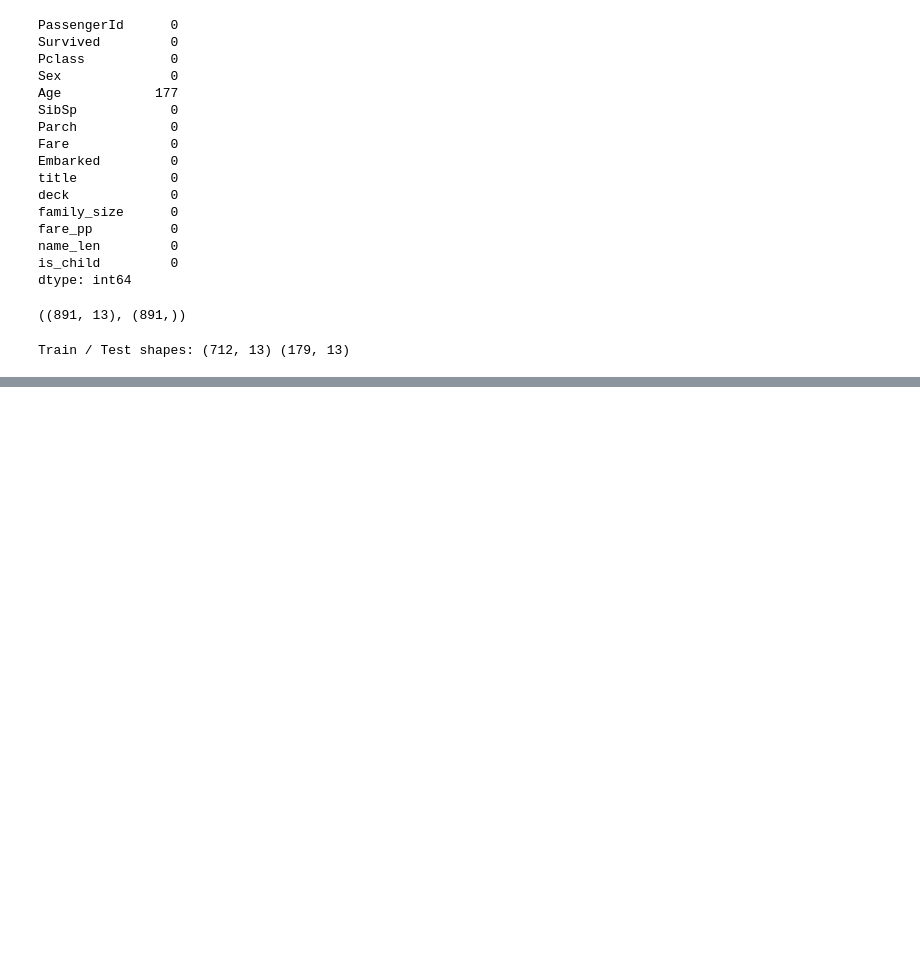
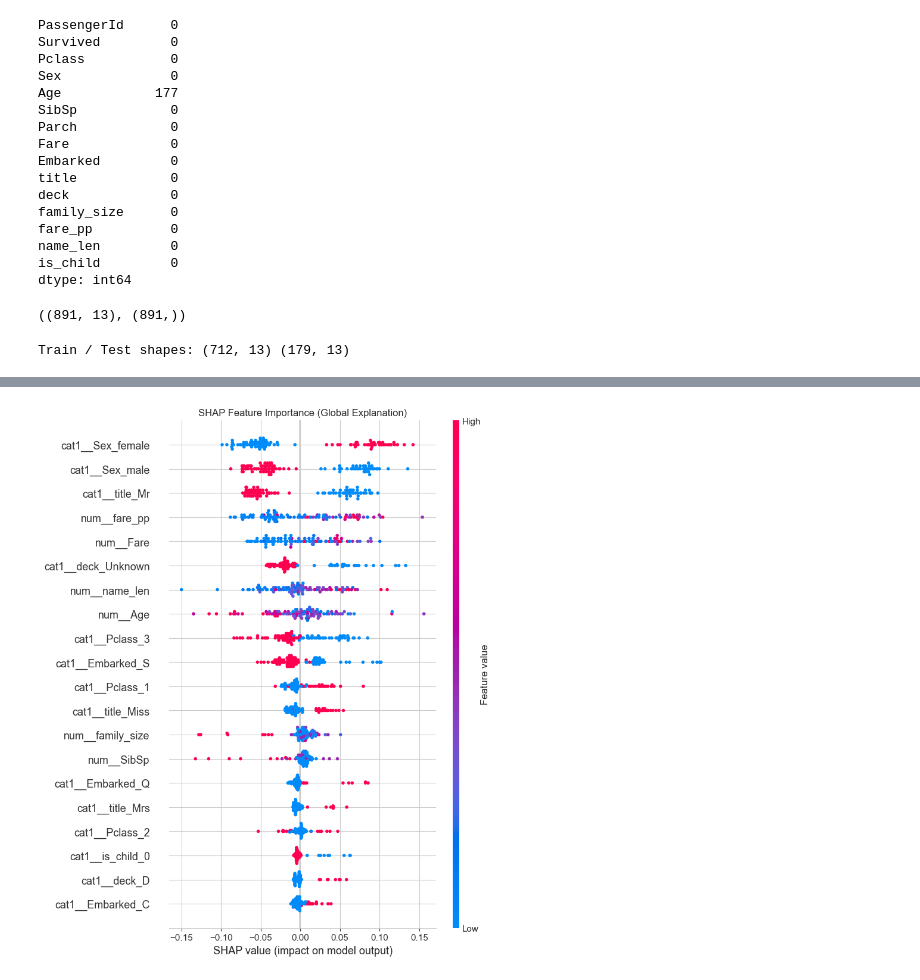
Before and after one commit to burrapriyanka85-pixel/Titanic-Survival-Classifier-Custom-Edition-, a Jupyter notebook: Titanic Survival Classifier (Custom Edition).ipynb, the cells around one changed output, grey strips where cells are left out. Drawn from its saved outputs; the diff is of its cells as text; code cells hidden in the pictures; blank space fills up the shorter version.

```diff
--- a/Titanic Survival Classifier (Custom Edition).ipynb
+++ b/Titanic Survival Classifier (Custom Edition).ipynb
@@ -505,0 +581,80 @@ results_df.to_csv("titanic_predictions_with_probs.csv", index=False)
+# %%
+# ==================================================
+# SHAP Explainability (FINAL – INDUSTRY LEVEL, ERROR FREE)
+# ==================================================
+
+import shap
+import matplotlib.pyplot as plt
+import numpy as np
+
+# --------------------------------------------------
+# 1. Sample data for explanation
+# --------------------------------------------------
+X_sample = X.sample(100, random_state=42)
+
+# --------------------------------------------------
+# 2. Apply preprocessing (same as training)
+# --------------------------------------------------
+X_sample_transformed = pipeline.named_steps["preproc"].transform(X_sample)
+
+# Ensure dense format (works for both sparse & dense outputs)
+if hasattr(X_sample_transformed, "toarray"):
+    X_sample_dense = X_sample_transformed.toarray()
+else:
+    X_sample_dense = X_sample_transformed
+
+# --------------------------------------------------
+# 3. Get feature names after preprocessing
+# --------------------------------------------------
+feature_names = pipeline.named_steps["preproc"].get_feature_names_out()
+
+# --------------------------------------------------
+# 4. Create SHAP explainer (modern, pipeline-safe)
+# --------------------------------------------------
+explainer = shap.Explainer(
+    pipeline.named_steps["clf"],   # trained RandomForest model
+    X_sample_dense,
+    feature_names=feature_names
+)
+
+# --------------------------------------------------
+# 5. Compute SHAP values (disable additivity check – best practice for RF)
+# --------------------------------------------------
+shap_values = explainer(
+    X_sample_dense,
+    check_additivity=False
+)
+
+# --------------------------------------------------
+# 6. SHAP Summary Plot (Global Explanation)
+#    Class 1 = Survived
+# --------------------------------------------------
+plt.figure(figsize=(10, 6))
+shap.summary_plot(
+    shap_values[:, :, 1],
+    features=X_sample_dense,
+    feature_names=feature_names,
+    show=False
+)
+
+plt.title("SHAP Feature Importance (Global Explanation)")
+plt.tight_layout()
+plt.show()
+
+# --------------------------------------------------
+# 7. (Optional but Professional) SHAP Bar Plot
+#    Cleaner for reports & README
+# --------------------------------------------------
+plt.figure(figsize=(10, 6))
+shap.summary_plot(
+    shap_values[:, :, 1],
+    feature_names=feature_names,
+    plot_type="bar",
+    show=False
+)
+
+plt.title("SHAP Feature Importance (Bar Plot)")
+plt.tight_layout()
+plt.show()
+# %% [output]
+[figure, added]
```
Also changed, not shown: parts of 16 cells of this notebook, 4 other files.
